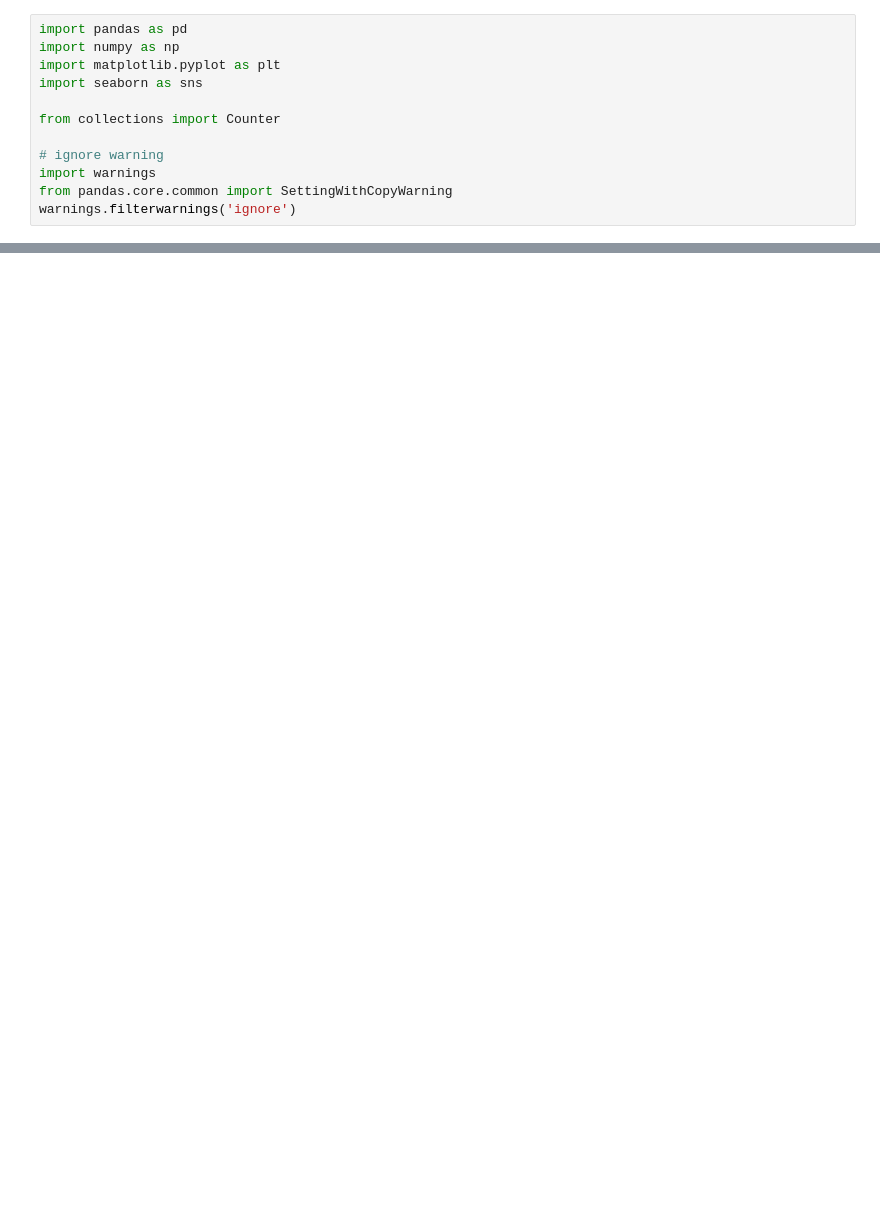
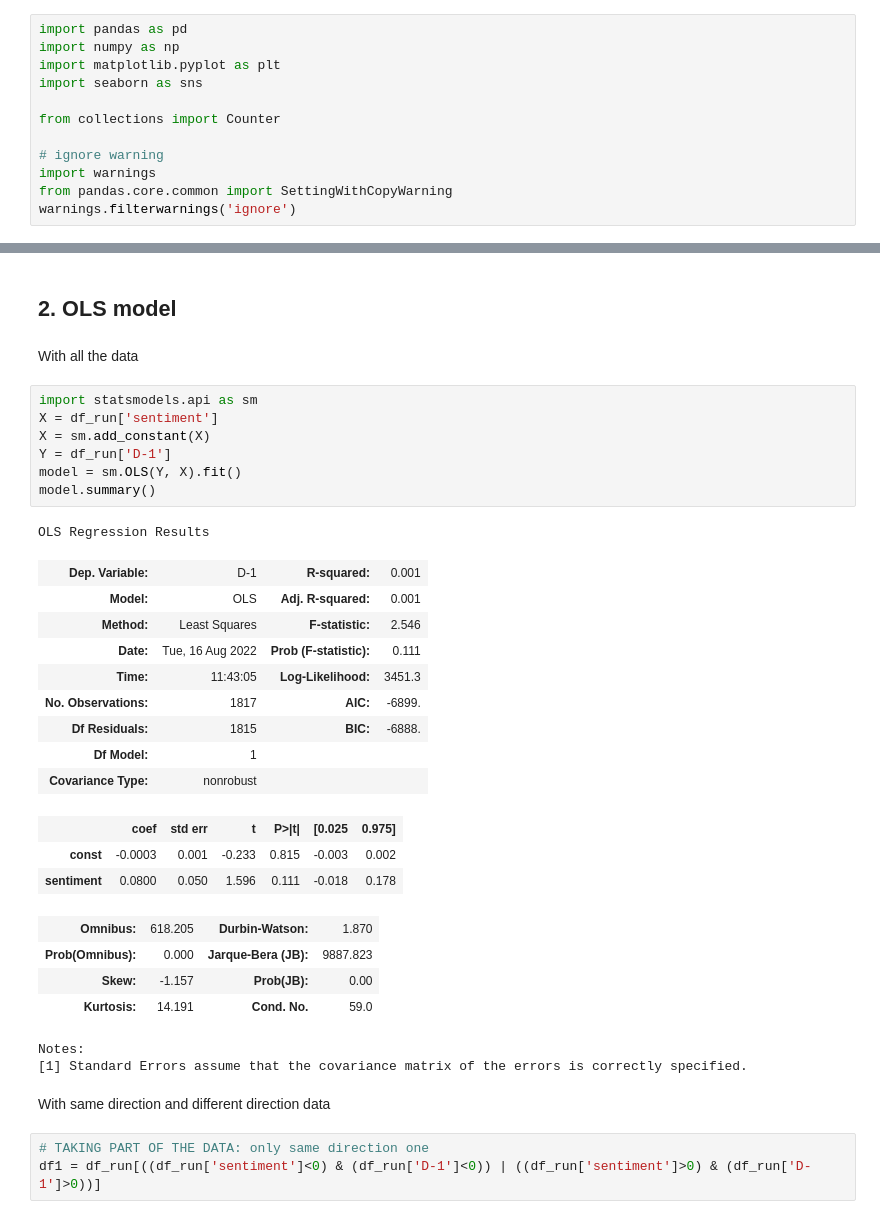
Before and after one commit to BoE-ARP-Bayes-MSc-BA/BoE_ARP_test03, a Jupyter notebook: Improve_sentiment.ipynb, the cells around one changed output, grey strips where cells are left out. Drawn from its saved outputs; the diff is of its cells as text; blank space fills up the shorter version.

```diff
--- a/Improve_sentiment.ipynb
+++ b/Improve_sentiment.ipynb
@@ -406,0 +123,36 @@ WARNING: p-values calculated in this manner behave correctly for un-penalized mo
+# %% [markdown]
+## 2. OLS model
+# %% [markdown]
+With all the data
+# %%
+import statsmodels.api as sm
+X = df_run['sentiment']
+X = sm.add_constant(X)
+Y = df_run['D-1']
+model = sm.OLS(Y, X).fit()
+model.summary()
+# %% [output]
+OLS Regression Results
+| Dep. Variable: | D-1 | R-squared: | 0.001 |
+| Model: | OLS | Adj. R-squared: | 0.001 |
+| Method: | Least Squares | F-statistic: | 2.546 |
+| Date: | Tue, 16 Aug 2022 | Prob (F-statistic): | 0.111 |
+| Time: | 11:43:05 | Log-Likelihood: | 3451.3 |
+| No. Observations: | 1817 | AIC: | -6899. |
+| Df Residuals: | 1815 | BIC: | -6888. |
+| Df Model: | 1 |  |  |
+| Covariance Type: | nonrobust |  |  |
+|  | coef | std err | t | P>|t| | [0.025 | 0.975] |
+| const | -0.0003 | 0.001 | -0.233 | 0.815 | -0.003 | 0.002 |
+| sentiment | 0.0800 | 0.050 | 1.596 | 0.111 | -0.018 | 0.178 |
+| Omnibus: | 618.205 | Durbin-Watson: | 1.870 |
+| Prob(Omnibus): | 0.000 | Jarque-Bera (JB): | 9887.823 |
+| Skew: | -1.157 | Prob(JB): | 0.00 |
+| Kurtosis: | 14.191 | Cond. No. | 59.0 |
+Notes:
+[1] Standard Errors assume that the covariance matrix of the errors is correctly specified.
+# %% [markdown]
+With same direction and different direction data
+# %%
+# TAKING PART OF THE DATA: only same direction one
+df1 = df_run[((df_run['sentiment']<0) & (df_run['D-1']<0)) | ((df_run['sentiment']>0) & (df_run['D-1']>0))]
```
Also changed, not shown: parts of 47 cells of this notebook.
